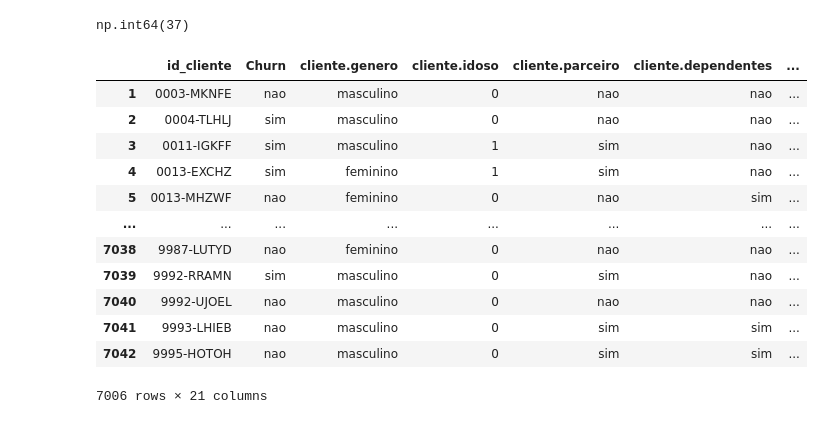
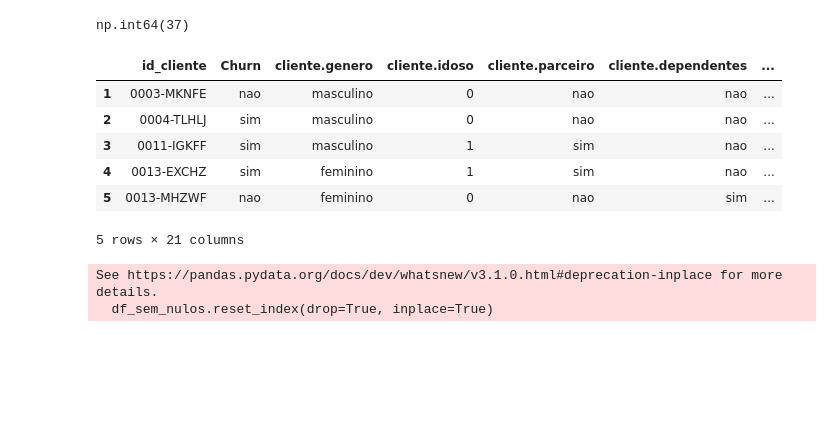
Before and after one commit to tavianu/Aulas-Alura, a Jupyter notebook: Pandas - limpeza e tratamento de dados/Aulas.ipynb, the cells around one changed output. Cells and saved outputs as stored; diff of their text form; code cells hidden in the pictures; blank space fills up the shorter version.

```diff
--- a/Pandas - limpeza e tratamento de dados/Aulas.ipynb
+++ b/Pandas - limpeza e tratamento de dados/Aulas.ipynb
@@ -426,18 +426,18 @@ df_sem_vazio[colunas_dropar].isna().any(axis = 1).sum()
 # %% [output]
 np.int64(37)
 # %%
-df_sem_vazio.dropna(subset = colunas_dropar)
+df_sem_nulos = df_sem_vazio.dropna(subset = colunas_dropar).copy()
+df_sem_nulos.head()
 # %% [output]
 |  | id_cliente | Churn | cliente.genero | cliente.idoso | cliente.parceiro | cliente.dependentes | ... |
 | 1 | 0003-MKNFE | nao | masculino | 0 | nao | nao | ... |
 | 2 | 0004-TLHLJ | sim | masculino | 0 | nao | nao | ... |
 | 3 | 0011-IGKFF | sim | masculino | 1 | sim | nao | ... |
 | 4 | 0013-EXCHZ | sim | feminino | 1 | sim | nao | ... |
 | 5 | 0013-MHZWF | nao | feminino | 0 | nao | sim | ... |
-| ... | ... | ... | ... | ... | ... | ... | ... |
-| 7038 | 9987-LUTYD | nao | feminino | 0 | nao | nao | ... |
-| 7039 | 9992-RRAMN | sim | masculino | 0 | sim | nao | ... |
-| 7040 | 9992-UJOEL | nao | masculino | 0 | nao | nao | ... |
-| 7041 | 9993-LHIEB | nao | masculino | 0 | sim | sim | ... |
-| 7042 | 9995-HOTOH | nao | masculino | 0 | sim | sim | ... |
-7006 rows × 21 columns
+5 rows × 21 columns
+# %%
+df_sem_nulos.reset_index(drop=True, inplace=True)
+# %% [output]
+See https://pandas.pydata.org/docs/dev/whatsnew/v3.1.0.html#deprecation-inplace for more details.
+  df_sem_nulos.reset_index(drop=True, inplace=True)
```
Also changed, not shown: parts of 1 cell of this notebook, 2 other files.
